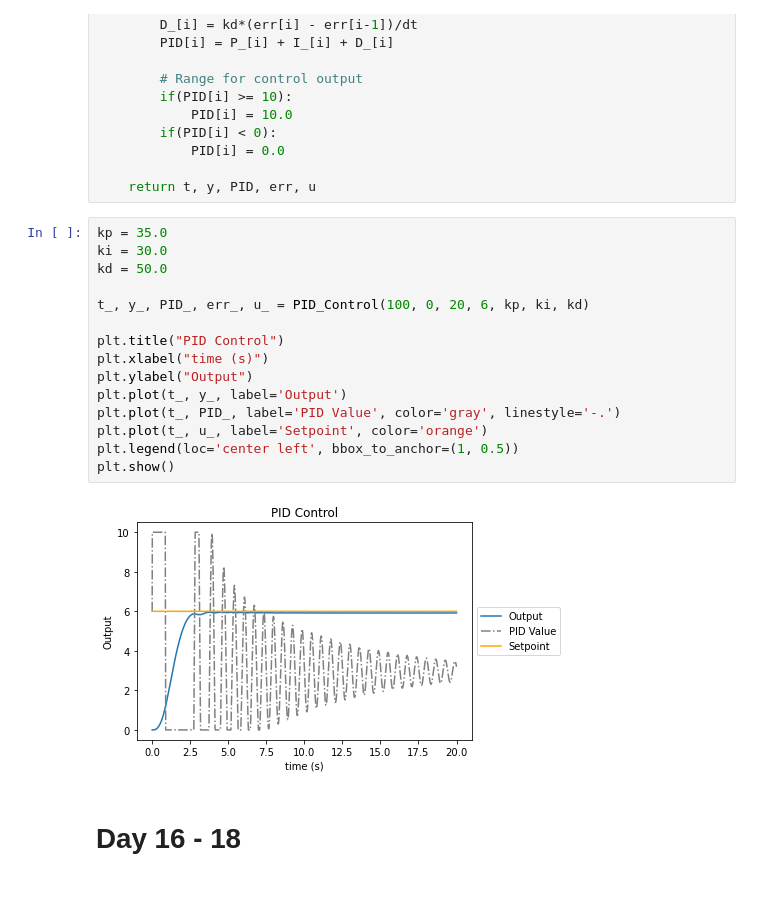
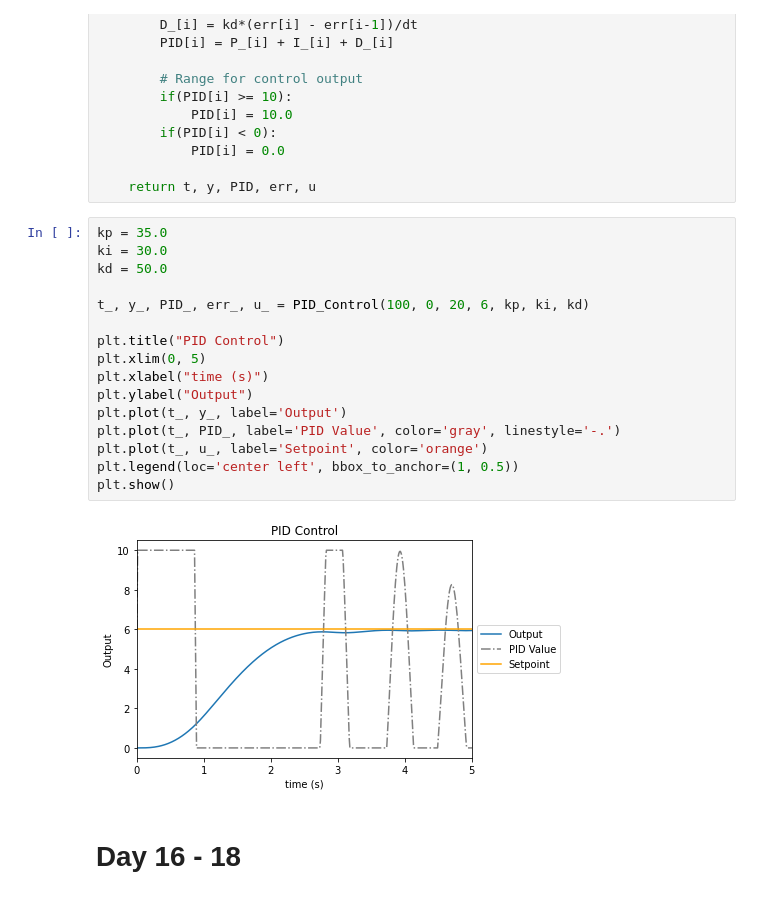
Before and after one commit to Vermillord/KP_Codes, a Jupyter notebook: KP_Notes.ipynb, the cells around one changed output. Drawn from its saved outputs; the diff is of its cells as text.

```diff
--- a/KP_Notes.ipynb
+++ b/KP_Notes.ipynb
@@ -1462,20 +1462,21 @@ def PID_Control(f, ti, tf, u, kp, ki, kd):
 # %%
 kp = 35.0
 ki = 30.0
 kd = 50.0
 
 t_, y_, PID_, err_, u_ = PID_Control(100, 0, 20, 6, kp, ki, kd)
 
 plt.title("PID Control")
+plt.xlim(0, 5)
 plt.xlabel("time (s)")
 plt.ylabel("Output")
 plt.plot(t_, y_, label='Output')
 plt.plot(t_, PID_, label='PID Value', color='gray', linestyle='-.')
 plt.plot(t_, u_, label='Setpoint', color='orange')
 plt.legend(loc='center left', bbox_to_anchor=(1, 0.5))
 plt.show()
 # %% [output]
-[figure, old version]
+[figure, new version]
 # %% [markdown]
 # Day 16 - 18
 # %% [markdown]
```
Also changed, not shown: parts of 3 cells of this notebook.
